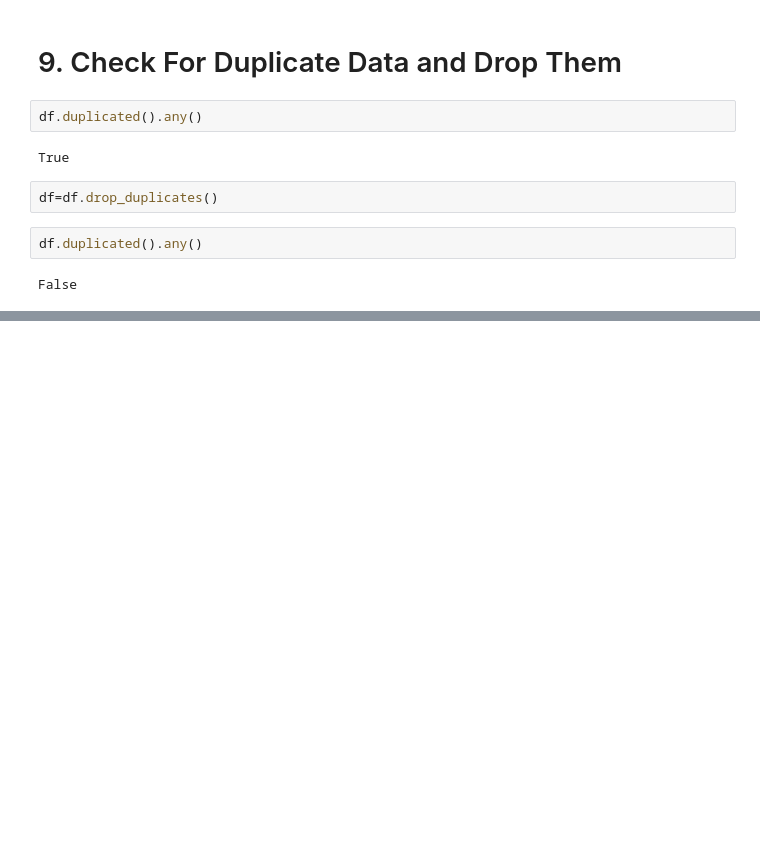
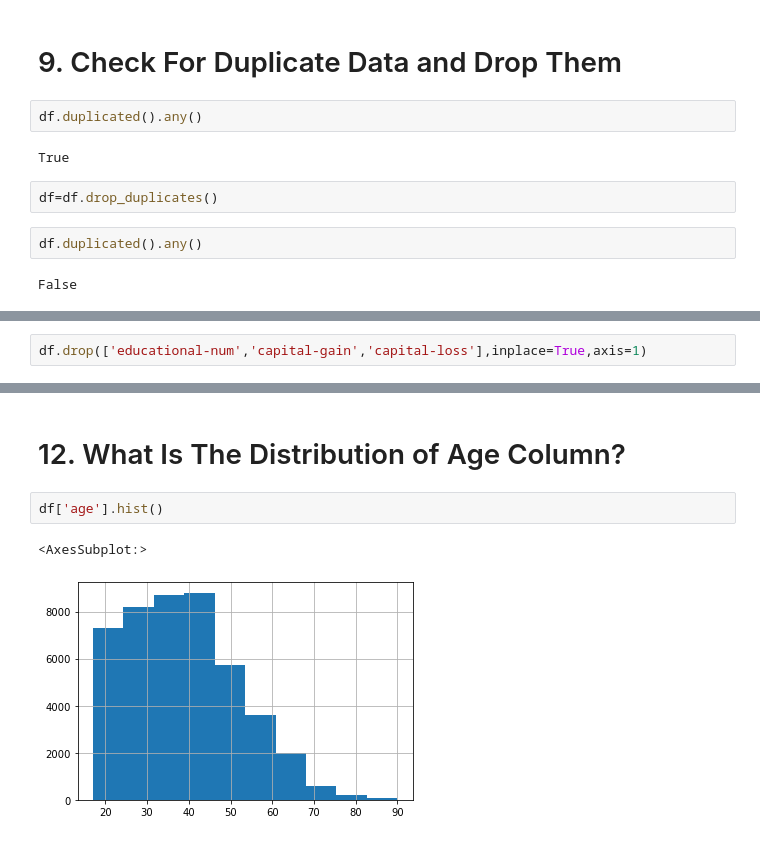
Before and after one commit to shantanu89/Pandas_Analysis, a Jupyter notebook: Income Analysis/Income_Anlysis.ipynb, the cells around one changed output, grey strips where cells are left out. Cells and saved outputs as stored; diff of their text form; blank space fills up the shorter version.

```diff
--- a/Income Analysis/Income_Anlysis.ipynb
+++ b/Income Analysis/Income_Anlysis.ipynb
@@ -350,0 +370,2 @@ False
+# %%
+df.drop(['educational-num','capital-gain','capital-loss'],inplace=True,axis=1)
@@ -350,0 +381,7 @@ False
+# %% [markdown]
+# 12. What Is The Distribution of Age Column?
+# %%
+df['age'].hist()
+# %% [output]
+<AxesSubplot:>
+[figure, added]
```
Also changed, not shown: parts of 21 cells of this notebook.
